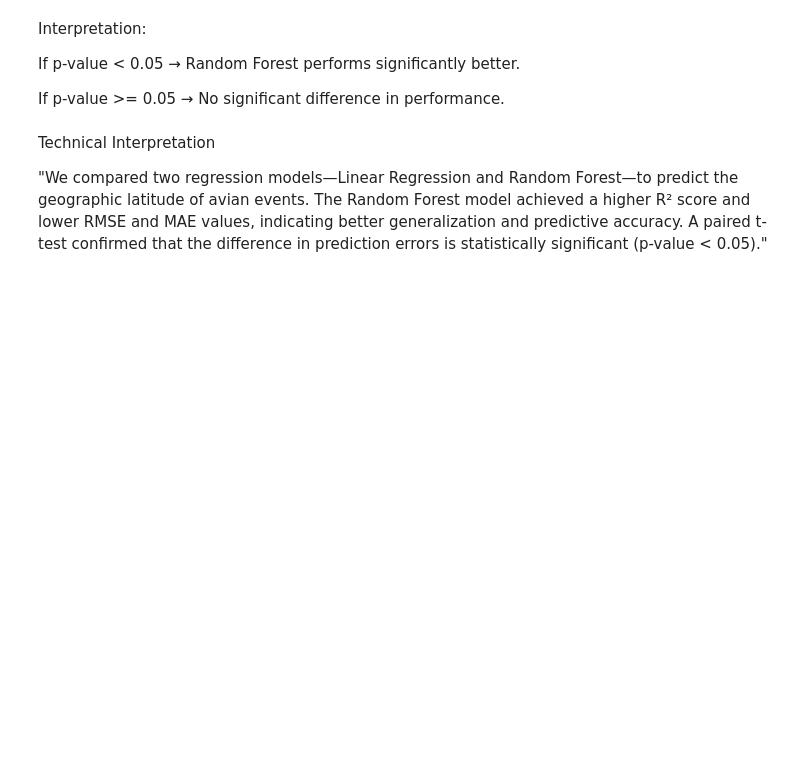
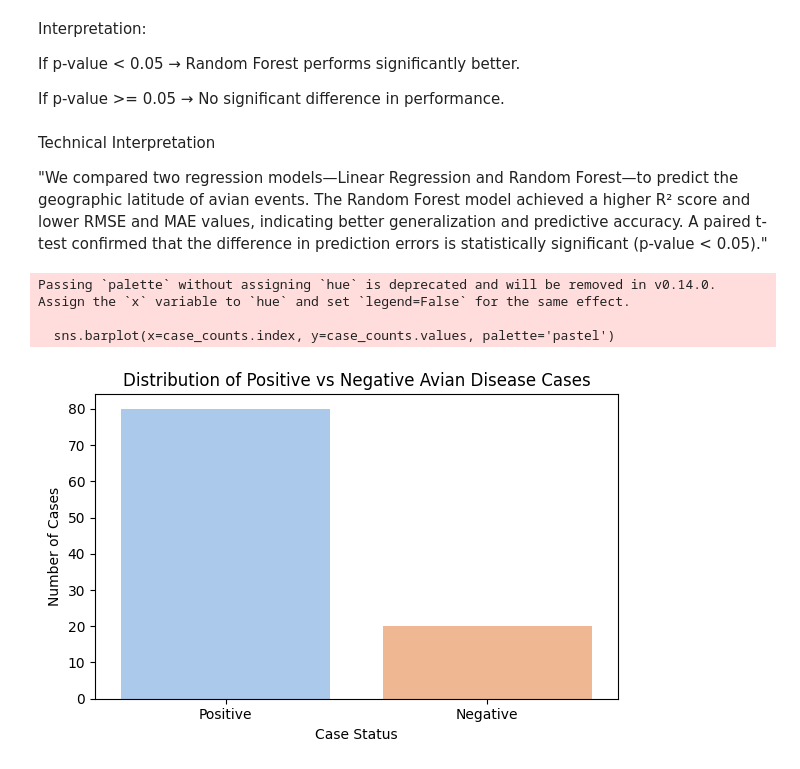
Before and after one commit to ayush7121/Assignment-2-Data-Analytics-and-visualisation-, a Jupyter notebook: Assignment_2.ipynb, the cells around one changed output. Cells and saved outputs as stored; diff of their text form; code cells hidden in the pictures; blank space fills up the shorter version.

```diff
--- a/Assignment_2.ipynb
+++ b/Assignment_2.ipynb
@@ -395,3 +396,33 @@ If p-value >= 0.05 → No significant difference in performance.
 Technical Interpretation
 
 "We compared two regression models—Linear Regression and Random Forest—to predict the geographic latitude of avian events. The Random Forest model achieved a higher R² score and lower RMSE and MAE values, indicating better generalization and predictive accuracy. A paired t-test confirmed that the difference in prediction errors is statistically significant (p-value < 0.05)."
+# %%
+import pandas as pd
+import matplotlib.pyplot as plt
+import seaborn as sns
+
+# Example: Load your dataset (replace with actual path)
+# df = pd.read_csv('avian_disease_data.csv')
+
+# Simulated data for demonstration
+data = {
+    'case_status': ['Positive'] * 80 + ['Negative'] * 20
+}
+df = pd.DataFrame(data)
+
+# Count the number of cases
+case_counts = df['case_status'].value_counts()
+
+# Plot the bar chart
+plt.figure(figsize=(6, 4))
+sns.barplot(x=case_counts.index, y=case_counts.values, palette='pastel')
+plt.title('Distribution of Positive vs Negative Avian Disease Cases')
+plt.xlabel('Case Status')
+plt.ylabel('Number of Cases')
+plt.tight_layout()
+plt.show()
+# %% [output]
+Passing `palette` without assigning `hue` is deprecated and will be removed in v0.14.0. Assign the `x` variable to `hue` and set `legend=False` for the same effect.
+
+  sns.barplot(x=case_counts.index, y=case_counts.values, palette='pastel')
+[figure, added]
```
Also changed, not shown: parts of 17 cells of this notebook.
